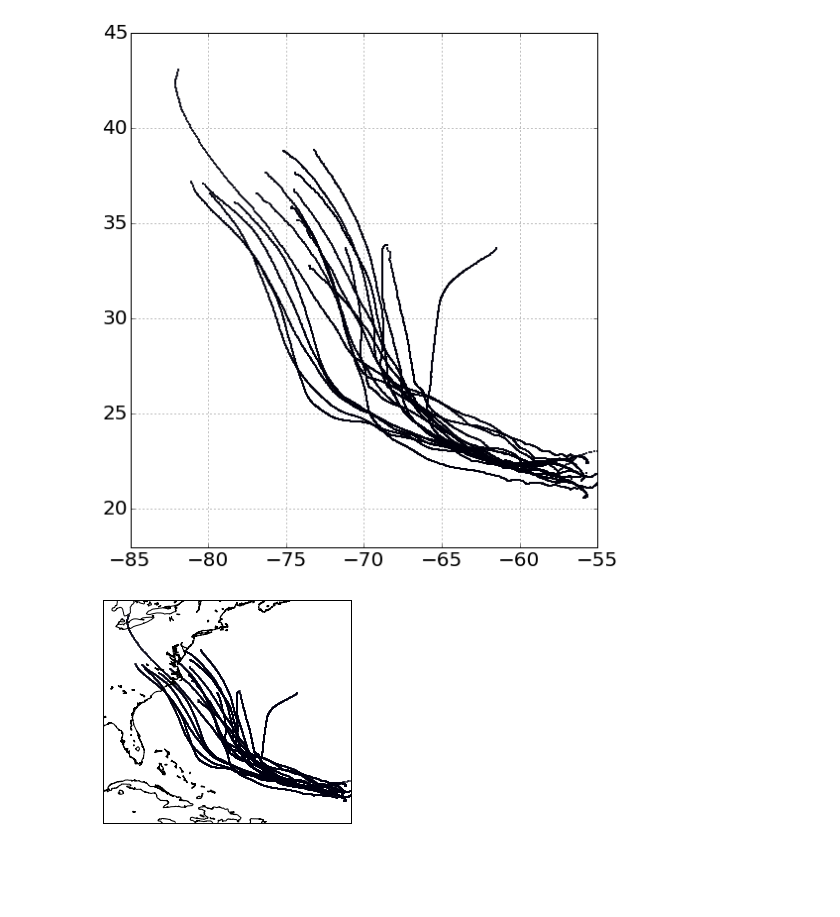
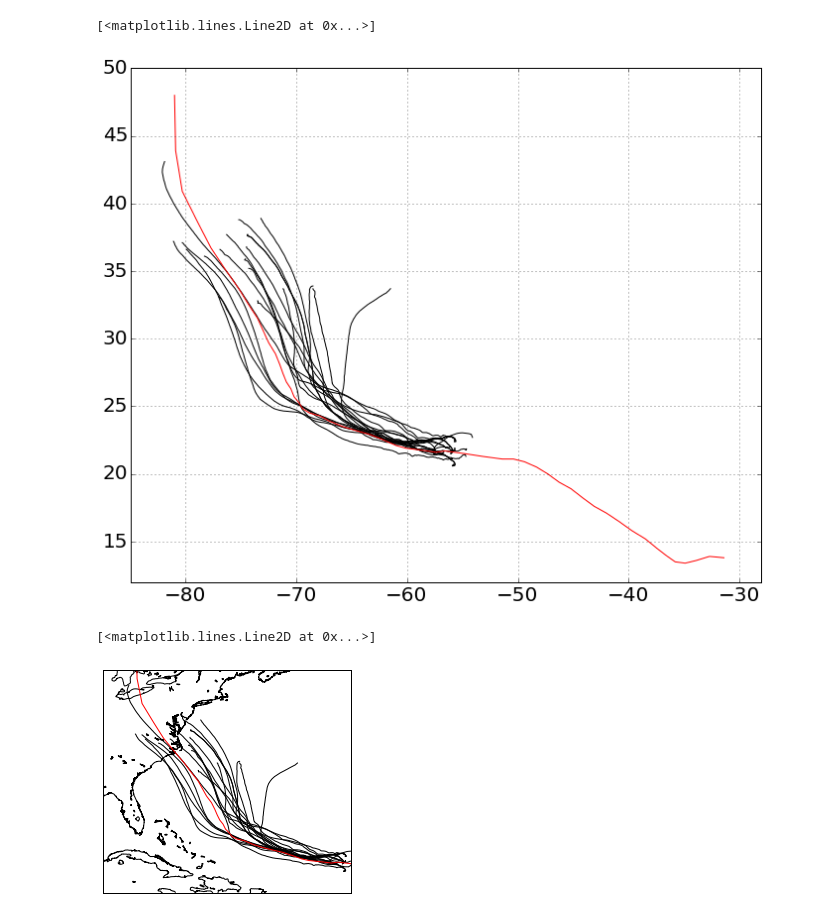
Before and after one commit to BrianOBlanton/NoteBooks, a Jupyter notebook: TrackDataHazards.ipynb, the cells around one changed output. Saved outputs shown, nothing was run; the diff lists cells and outputs as text; code cells hidden in the pictures; blank space fills up the shorter version.

Commit message:
added actual track and comparison

```diff
--- a/TrackDataHazards.ipynb
+++ b/TrackDataHazards.ipynb
@@ -10,6 +12,25 @@ import time
 import sys
 from mpl_toolkits.basemap import Basemap
 %matplotlib inline
+# %%
+#getting the real track data
+turl = 'http://opendap.renci.org:1935/thredds/fileServer/Experiments/Isabel_ex1/tracks/2003_Isabel.hur'
+resp = urllib2.urlopen(turl)
+#print resp.read()
+
+resp = urllib2.urlopen(turl)
+mat = np.zeros((57,9))
+x=0
+for line in resp:
+    lists = line.split()
+    arrays = np.asarray(lists[0:9:1], dtype = np.float)
+    mat[x,:] = arrays
+    x=x+1
+
+track = np.zeros((57,2))
+track[:,0] = mat[:,4] #lat
+track[:,1] = mat[:,5] #lon
+track[:,1] = track[:,1]*-1
 # %%
 #getting the url for the files
 def getURL (ensemble):
@@ -40,28 +61,33 @@ size = (5,721,totalens)
 multi = np.zeros(size)
 ens = 1
 
-for ens in range(1,21):
-    url = getURL(ens)
+for ens in range(0,totalens):
+    url = getURL(ens+1)
     files = getFile(url)
     info = getInfo(files)
-    multi[0,:,ens-1] = info[:,5] #lon
-    multi[1,:,ens-1] = info[:,6] #lat
-    multi[2,:,ens-1] = info[:,7] #Pmin(mb)
-    multi[3,:,ens-1] = info[:,8] #Rmax (km)
-    multi[4,:,ens-1] = info[:,9] #Vmax (m/s)
+    multi[0,:,ens] = info[:,5] #lon
+    multi[1,:,ens] = info[:,6] #lat
+    multi[2,:,ens] = info[:,7] #Pmin(mb)
+    multi[3,:,ens] = info[:,8] #Rmax (km)
+    multi[4,:,ens] = info[:,9] #Vmax (m/s)
+
+#reading = getFile(url)
+#print reading.read()
 # %%
 fig = plt.figure(figsize=(18,9), dpi=144)
 ax = fig.add_axes([0.1, 0.1, 0.8, 0.8])
 ax.set_aspect(1.0/np.cos(35 * np.pi / 180.0))
 
 plt.grid(True)
-plt.xlim((-85,-55))
-plt.ylim((18,45))
+plt.xlim((-85,-28))
+plt.ylim((12,50))
 plt.tick_params(axis='both', which='major', labelsize=20)
 for ens in range (0,totalens):
-    plt.scatter(multi[0,:,ens],multi[1,:,ens], s=1)
+    plt.plot(multi[0,:,ens],multi[1,:,ens], color = 'k')
+plt.plot(track[:,1],track[:,0], color = 'r')
 # %% [output]
+[<matplotlib.lines.Line2D at 0x...>]
-[figure, old version]
+[figure, new version]
 # %%
 llcrnrlon=-85  # lower-left corner, lon
 llcrnrlat=18 # lower-left corner, lat
@@ -79,6 +105,8 @@ for ens in range (0,totalens):
     lon = multi[0,:,ens]
     lat = multi[1,:,ens]
     mlon,mlat = m(lon,lat)
-    m.scatter(mlon,mlat, s=0.5)
+    m.plot(mlon,mlat,color = 'k')
+m.plot(track[:,1],track[:,0], color = 'r')
 # %% [output]
+[<matplotlib.lines.Line2D at 0x...>]
-[figure, old version]
+[figure, new version]
```
Also changed, not shown: parts of 4 cells of this notebook.
